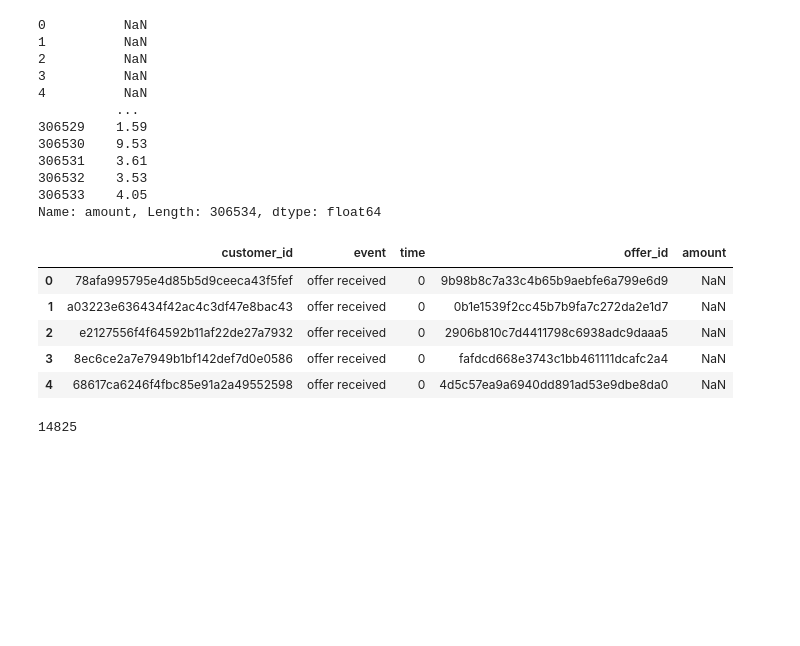
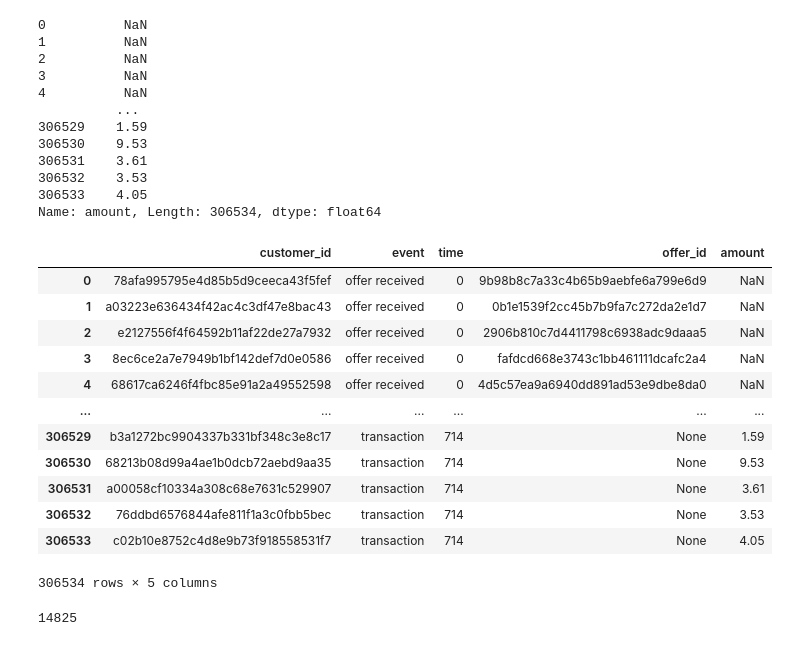
Before and after one commit to jordilucas16/starbucks_capstone_project, a Jupyter notebook: Starbucks_Capstone_notebook1.ipynb, the cells around one changed output. Cells and saved outputs as stored; diff of their text form; code cells hidden in the pictures; blank space fills up the shorter version.

```diff
--- a/Starbucks_Capstone_notebook1.ipynb
+++ b/Starbucks_Capstone_notebook1.ipynb
@@ -418,14 +411,21 @@ Name: amount, Length: 306534, dtype: float64
 # %%
 transcript.drop(['value'], axis= 1, inplace=True)
 # %%
-transcript.head()
+transcript
 # %% [output]
 |  | customer_id | event | time | offer_id | amount |
 | 0 | 78afa995795e4d85b5d9ceeca43f5fef | offer received | 0 | 9b98b8c7a33c4b65b9aebfe6a799e6d9 | NaN |
 | 1 | a03223e636434f42ac4c3df47e8bac43 | offer received | 0 | 0b1e1539f2cc45b7b9fa7c272da2e1d7 | NaN |
 | 2 | e2127556f4f64592b11af22de27a7932 | offer received | 0 | 2906b810c7d4411798c6938adc9daaa5 | NaN |
 | 3 | 8ec6ce2a7e7949b1bf142def7d0e0586 | offer received | 0 | fafdcd668e3743c1bb461111dcafc2a4 | NaN |
 | 4 | 68617ca6246f4fbc85e91a2a49552598 | offer received | 0 | 4d5c57ea9a6940dd891ad53e9dbe8da0 | NaN |
+| ... | ... | ... | ... | ... | ... |
+| 306529 | b3a1272bc9904337b331bf348c3e8c17 | transaction | 714 | None | 1.59 |
+| 306530 | 68213b08d99a4ae1b0dcb72aebd9aa35 | transaction | 714 | None | 9.53 |
+| 306531 | a00058cf10334a308c68e7631c529907 | transaction | 714 | None | 3.61 |
+| 306532 | 76ddbd6576844afe811f1a3c0fbb5bec | transaction | 714 | None | 3.53 |
+| 306533 | c02b10e8752c4d8e9b73f918558531f7 | transaction | 714 | None | 4.05 |
+306534 rows × 5 columns
 # %%
 # change amount column type to float
 transcript.time.astype('float')
```
Also changed, not shown: parts of 5 cells of this notebook.
